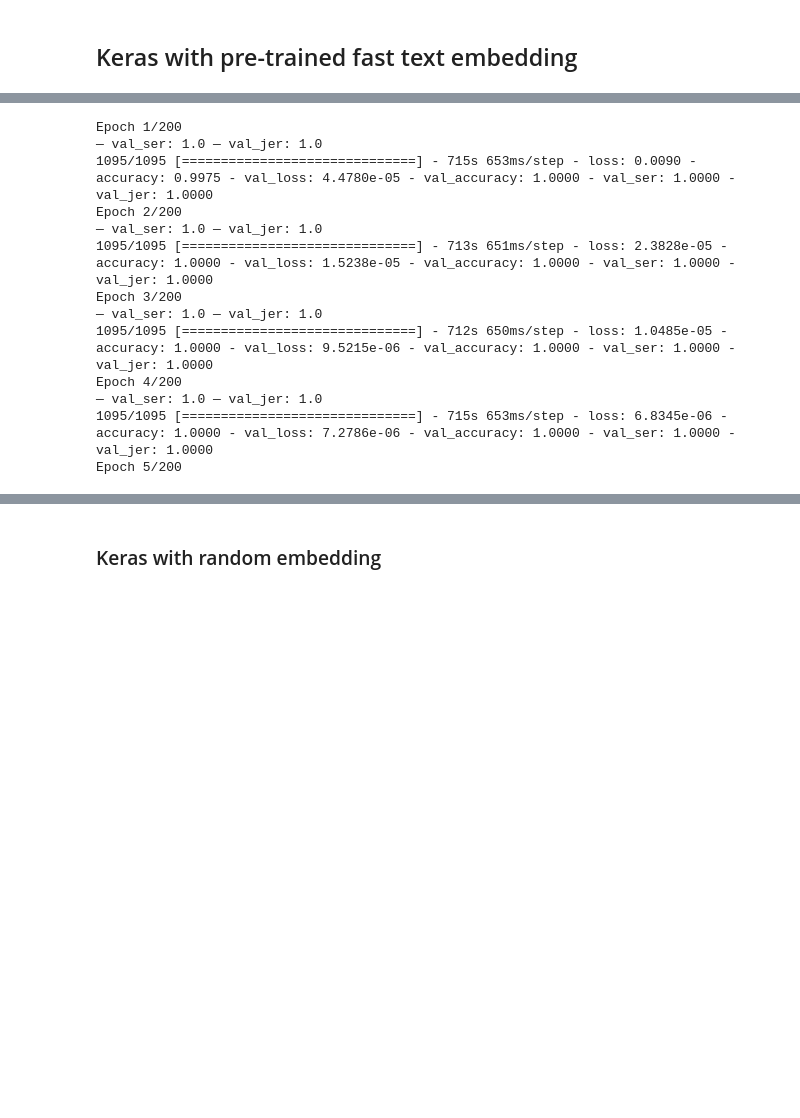
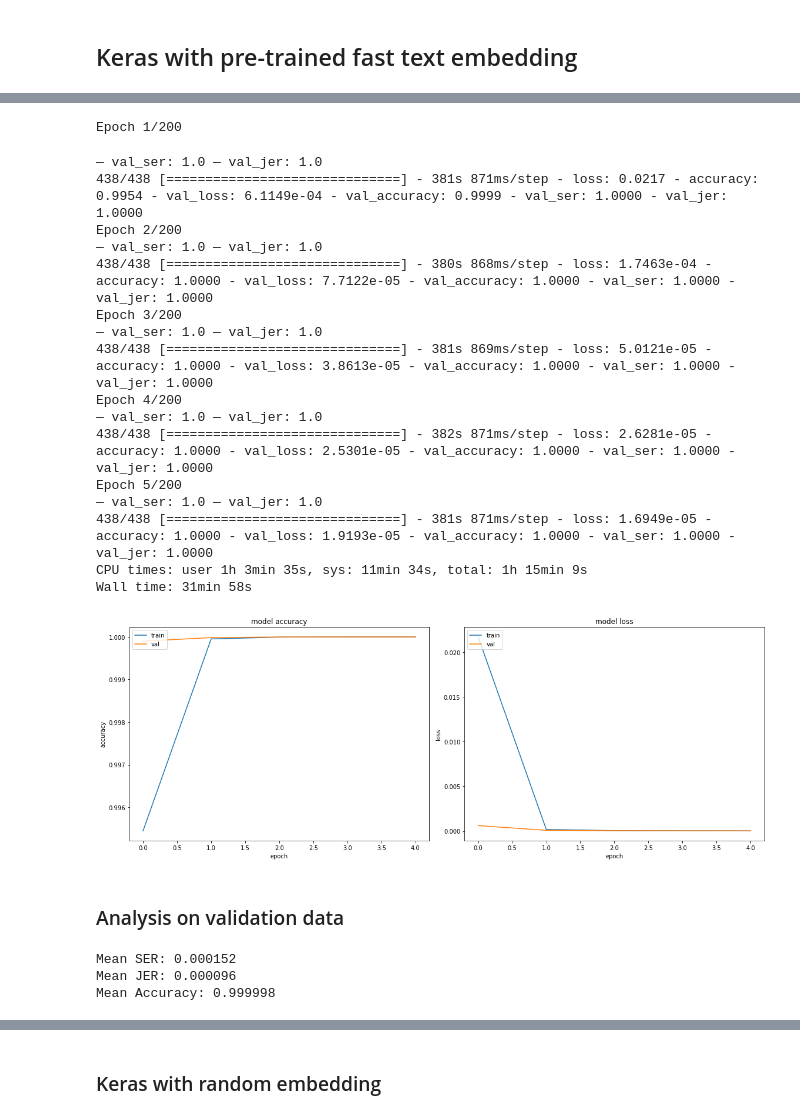
Before and after one commit to barmanu/dp-dpo-citation-bio-trainer, a Jupyter notebook: notebooks/CS_LSTM_TEST.ipynb, the cells around one changed output, grey strips where cells are left out. Saved outputs shown, nothing was run; the diff lists cells and outputs as text; code cells hidden in the pictures; blank space fills up the shorter version.

Commit message:
updated notebooks for data exploration and modeling

```diff
--- a/notebooks/CS_LSTM_TEST.ipynb
+++ b/notebooks/CS_LSTM_TEST.ipynb
@@ -63,6 +78,7 @@ Mean: 1602
 Median: 1543
 # %%
 %%time
+### Train
 maxlen = max(len_arr)
 X = [[w for w in s.split(pattern)] for s in sentences]
 y = [[p for p in t.split(pattern)] for t in sent_tags]
@@ -81,4 +97,23 @@ for ind in range(len(X)):
             new_tag.append("I-CIT")
     new_X.append(new_seq)
     new_y.append(new_tag)
+
+### Test
+X_test = [[w for w in s.split(pattern)] for s in sentences_test]
+y_test = [[p for p in t.split(pattern)] for t in sent_tags_test]
+
+new_X_test = []
+new_y_test = []
+for ind in range(len(X_test)):
+    new_seq = []
+    new_tag = []
+    for i in range(maxlen):
+        try:
+            new_seq.append(X_test[ind][i])
+            new_tag.append(y_test[ind][i])
+        except:
+            new_seq.append("PADword")
+            new_tag.append("I-CIT")
+    new_X_test.append(new_seq)
+    new_y_test.append(new_tag)
 # %% [output]
@@ -100,7 +136,8 @@ Wall time: 46.6 s
 # %%
-X_train_orig, X_test_orig, y_train, y_test = train_test_split(new_X, new_y_enc, test_size=0.1, random_state=42)
+X_train_orig, X_valid_orig, y_train, y_valid = train_test_split(new_X, new_y_enc, test_size=0.1, random_state=42)
 
 tokenizer = Tokenizer(num_words=max_features, oov_token=1)
 tokenizer.fit_on_texts(list(X_train_orig))
-X_train = np.array(tokenizer.texts_to_sequences(X_train_orig))
-X_test  = np.array(tokenizer.texts_to_sequences(X_test_orig))
+X_train  = np.array(tokenizer.texts_to_sequences(X_train_orig))
+X_valid  = np.array(tokenizer.texts_to_sequences(X_valid_orig))
+X_test   = np.array(tokenizer.texts_to_sequences(new_X_test))
@@ -182,5 +227,5 @@ Wall time: 493 ms
 # %%
-def calulate_ser_jer(y_true, y_pred, keep_tag):
+def calulate_ser_jer(y_true, y_pred):
     """
     :param y_true:
     :param y_pred:
@@ -207,10 +252,6 @@ class Metrics(callbacks.Callback):
         self.val_jer = []
 
     def on_epoch_end(self, epoch, logs):
-#         if self.validation_data is None:
-#             return
-        #print(self.validation_data)
-        #print(self.model.get_weights()[0])
         vx = self.validation_data[0]
         vy = self.validation_data[1]
         vx = np.array(vx)
@@ -220,7 +261,7 @@ class Metrics(callbacks.Callback):
         #vy = np.argmax(vy, axis=-1)
         vy = np.array(vy).flatten()
         py = np.array(py).flatten()
-        ser, jer = calulate_ser_jer(vy, py, 1)
+        ser, jer = calulate_ser_jer(vy, py)
         print(ser, jer)
         self.val_ser.append(ser)
         self.val_jer.append(jer)
@@ -239,37 +280,42 @@ class Metrics(callbacks.Callback):
 #         d.to_csv("./" + str(epoch) + ".predictions.on.sample.csv")
         return
 # %%
-metrics = Metrics([X_train, y_train], [X_test, y_test])
+metrics = Metrics([X_train, y_train], [X_valid, y_valid])
 # %%
 %%time
-#early_stop= EarlyStopping(monitor='val_loss',patience=3,verbose=0,mode='min',restore_best_weights=False, min_delta=0.0001)
-history = model.fit(X_train, y_train, verbose=1, epochs=200, validation_data=(X_test, y_test), callbacks=[metrics])
+early_stop= EarlyStopping(monitor='val_loss',patience=3,verbose=0,mode='min',restore_best_weights=False, min_delta=0.0001)
+history = model.fit(X_train, y_train, verbose=1, epochs=200, batch_size= 64, validation_data=(X_valid, y_valid), callbacks=[early_stop,metrics])
 fig, axes = plt.subplots(nrows=1, ncols=2, figsize=(16, 6))
 axes[0].plot(history.history['accuracy'])
 axes[0].plot(history.history['val_accuracy'])
 axes[0].title.set_text('model accuracy')
 axes[0].set_ylabel('accuracy')
 axes[0].set_xlabel('epoch')
 axes[0].legend(['train', 'val'], loc='upper left')
 
 axes[1].plot(history.history['loss'])
 axes[1].plot(history.history['val_loss'])
 axes[1].title.set_text('model loss')
 axes[1].set_ylabel('loss')
 axes[1].set_xlabel('epoch')
 axes[1].legend(['train', 'val'], loc='upper left')
 fig.tight_layout()
 # %% [output]
 Epoch 1/200
-— val_ser: 1.0 — val_jer: 1.0
-1095/1095 [==============================] - 715s 653ms/step - loss: 0.0090 - accuracy: 0.9975 - val_loss: 4.4780e-05 - val_accuracy: 1.0000 - val_ser: 1.0000 - val_jer: 1.0000
-Epoch 2/200
-— val_ser: 1.0 — val_jer: 1.0
-1095/1095 [==============================] - 713s 651ms/step - loss: 2.3828e-05 - accuracy: 1.0000 - val_loss: 1.5238e-05 - val_accuracy: 1.0000 - val_ser: 1.0000 - val_jer: 1.0000
-Epoch 3/200
-— val_ser: 1.0 — val_jer: 1.0
-1095/1095 [==============================] - 712s 650ms/step - loss: 1.0485e-05 - accuracy: 1.0000 - val_loss: 9.5215e-06 - val_accuracy: 1.0000 - val_ser: 1.0000 - val_jer: 1.0000
-Epoch 4/200
-— val_ser: 1.0 — val_jer: 1.0
-1095/1095 [==============================] - 715s 653ms/step - loss: 6.8345e-06 - accuracy: 1.0000 - val_loss: 7.2786e-06 - val_accuracy: 1.0000 - val_ser: 1.0000 - val_jer: 1.0000
-Epoch 5/200
+— val_ser: 1.0 — val_jer: 1.0
+438/438 [==============================] - 381s 871ms/step - loss: 0.0217 - accuracy: 0.9954 - val_loss: 6.1149e-04 - val_accuracy: 0.9999 - val_ser: 1.0000 - val_jer: 1.0000
+Epoch 2/200
+— val_ser: 1.0 — val_jer: 1.0
+438/438 [==============================] - 380s 868ms/step - loss: 1.7463e-04 - accuracy: 1.0000 - val_loss: 7.7122e-05 - val_accuracy: 1.0000 - val_ser: 1.0000 - val_jer: 1.0000
+Epoch 3/200
+— val_ser: 1.0 — val_jer: 1.0
+438/438 [==============================] - 381s 869ms/step - loss: 5.0121e-05 - accuracy: 1.0000 - val_loss: 3.8613e-05 - val_accuracy: 1.0000 - val_ser: 1.0000 - val_jer: 1.0000
+Epoch 4/200
+— val_ser: 1.0 — val_jer: 1.0
+438/438 [==============================] - 382s 871ms/step - loss: 2.6281e-05 - accuracy: 1.0000 - val_loss: 2.5301e-05 - val_accuracy: 1.0000 - val_ser: 1.0000 - val_jer: 1.0000
+Epoch 5/200
+— val_ser: 1.0 — val_jer: 1.0
+438/438 [==============================] - 381s 871ms/step - loss: 1.6949e-05 - accuracy: 1.0000 - val_loss: 1.9193e-05 - val_accuracy: 1.0000 - val_ser: 1.0000 - val_jer: 1.0000
+CPU times: user 1h 3min 35s, sys: 11min 34s, total: 1h 15min 9s
+Wall time: 31min 58s
+[figure, added]
@@ -277,0 +322,2 @@ X_test.shape
+# %% [markdown]
+### Analysis on validation data
@@ -277,0 +331,8 @@ X_test.shape
+# %%
+print("Mean SER: %0.6f"%np.mean([i[0] for i in ser_jer]))
+print("Mean JER: %0.6f"%np.mean([i[1] for i in ser_jer]))
+print("Mean Accuracy: %0.6f"%np.mean(accuracy))
+# %% [output]
+Mean SER: 0.000152
+Mean JER: 0.000096
+Mean Accuracy: 0.999998
```
Also changed, not shown: parts of 48 cells of this notebook, 1 other file.
